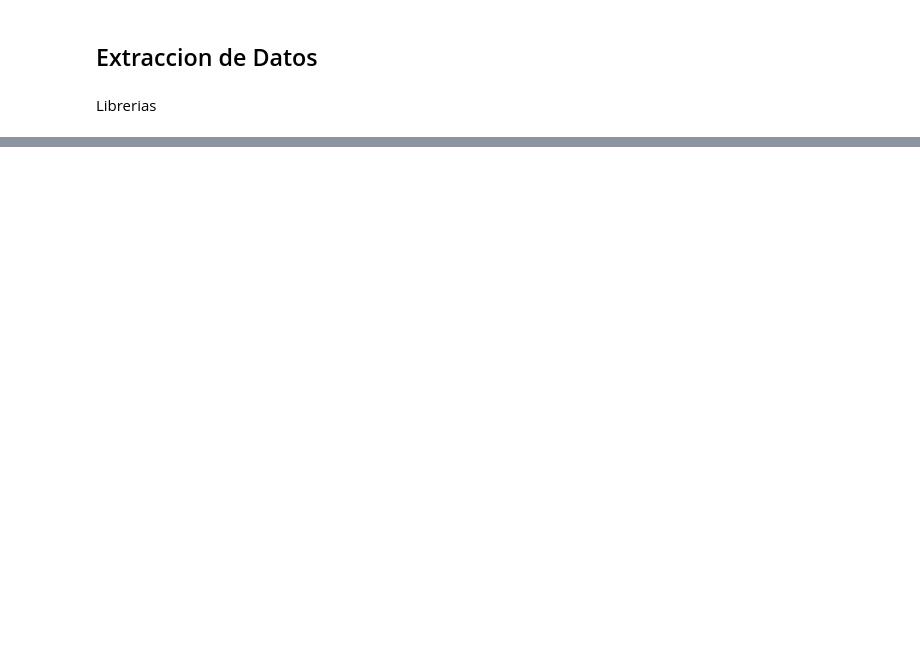
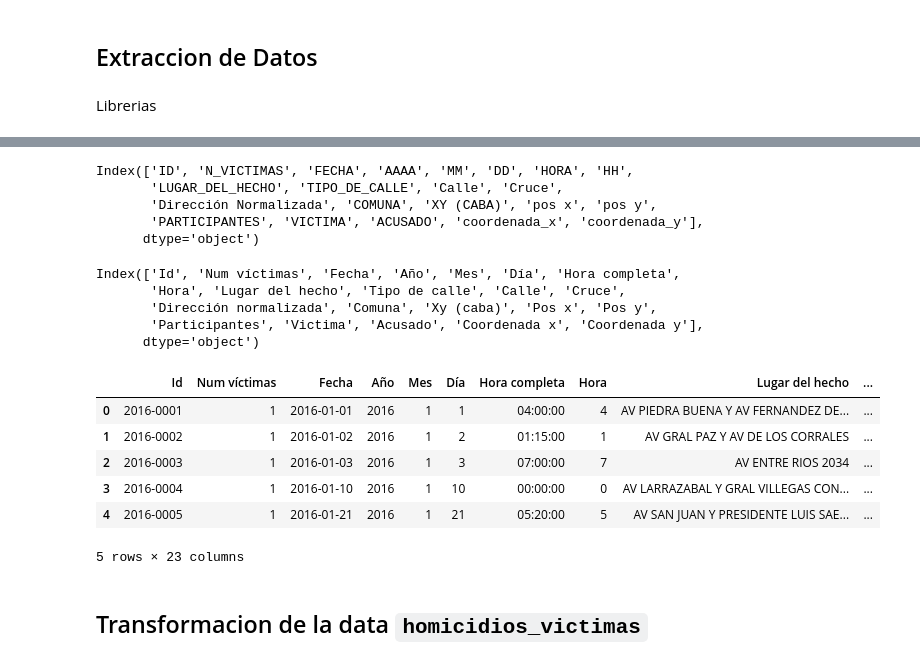
Before and after one commit to AndresRodriguez92/PI_02_DA_Siniestros_Viales, a Jupyter notebook: ETL.ipynb, the cells around one changed output, grey strips where cells are left out. Drawn from its saved outputs; the diff is of its cells as text; code cells hidden in the pictures; blank space fills up the shorter version.

```diff
--- a/ETL.ipynb
+++ b/ETL.ipynb
@@ -23,0 +146,2 @@ NameError: name 'pd' is not defined
+# %%
+homicidios_hechos = homicidios_hechos.drop("Altura", axis=1)
@@ -23,0 +201,10 @@ NameError: name 'pd' is not defined
+# %%
+# Filtrar filas con posiciones no válidas
+valid_positions = ~(homicidios_hechos['pos x'].str.contains('[^0-9.,-]') | homicidios_hechos['pos y'].str.contains('[^0-9.,-]') | (homicidios_hechos['pos x'] == '.') | (homicidios_hechos['pos y'] == '.'))
+
+# Establecer posiciones no válidas en NaN
+homicidios_hechos.loc[~valid_positions, ['pos x', 'pos y']] = np.nan
+
+# Convertir las cadenas a tipo numérico (float)
+homicidios_hechos['pos x'] = homicidios_hechos['pos x'].str.replace(',', '.').astype(float)
+homicidios_hechos['pos y'] = homicidios_hechos['pos y'].str.replace(',', '.').astype(float)
@@ -23,0 +248,57 @@ NameError: name 'pd' is not defined
+# %%
+homicidios_hechos.columns
+# %% [output]
+Index(['ID', 'N_VICTIMAS', 'FECHA', 'AAAA', 'MM', 'DD', 'HORA', 'HH',
+       'LUGAR_DEL_HECHO', 'TIPO_DE_CALLE', 'Calle', 'Cruce',
+       'Dirección Normalizada', 'COMUNA', 'XY (CABA)', 'pos x', 'pos y',
+       'PARTICIPANTES', 'VICTIMA', 'ACUSADO', 'coordenada_x', 'coordenada_y'],
+      dtype='object')
+# %%
+#Podemos estandarizar los nombres de las columnas para que sea de buena visibilidad a la hora de trabajar el BI
+
+#Cambio la primer letra a mayúscula
+homicidios_hechos.columns = [x.capitalize() for x in homicidios_hechos.columns]
+# Reemplazo guiones por espacios
+homicidios_hechos.columns = homicidios_hechos.columns.str.replace("_", " ")
+#Renombra columnas
+homicidios_hechos= homicidios_hechos.rename(columns={"N victimas": "Num víctimas",
+                                            "Aaaa": "Año",
+                                            "Mm":"Mes",
+                                            "Dd": "Día",
+                                            "Hora": "Hora completa",
+                                            "Hh": "Hora"})
+
+homicidios_hechos.columns
+# %% [output]
+Index(['Id', 'Num víctimas', 'Fecha', 'Año', 'Mes', 'Día', 'Hora completa',
+       'Hora', 'Lugar del hecho', 'Tipo de calle', 'Calle', 'Cruce',
+       'Dirección normalizada', 'Comuna', 'Xy (caba)', 'Pos x', 'Pos y',
+       'Participantes', 'Victima', 'Acusado', 'Coordenada x', 'Coordenada y'],
+      dtype='object')
+# %%
+#Podemos agregar una nueva columna con los dias de la semana en Nombre remplazando la que esta Numerica con el fin de tener una buena visualizacion en al BI
+
+#Se crea una columna nueva `Día semana` que contenga el nombre del día de la semana
+homicidios_hechos['Día semana'] = homicidios_hechos['Fecha'].dt.strftime('%A')
+
+#Se crea un diccionario para modificar a español los nombres de los dás de la semana y lo aplico a la columna nueva
+dic={  'Friday':'Viernes',
+       'Saturday': 'Sabado',
+       'Sunday': 'Domingo',
+       'Thursday': 'Jueves',
+        'Monday': 'Lunes',
+        'Wednesday': 'Miercoles',
+       'Tuesday': 'Martes'}
+homicidios_hechos['Día semana'] =homicidios_hechos['Día semana'].replace(dic)
+# %%
+homicidios_hechos.head(5)
+# %% [output]
+|  | Id | Num víctimas | Fecha | Año | Mes | Día | Hora completa | Hora | Lugar del hecho | ... |
+| 0 | 2016-0001 | 1 | 2016-01-01 | 2016 | 1 | 1 | 04:00:00 | 4 | AV PIEDRA BUENA Y AV FERNANDEZ DE... | ... |
+| 1 | 2016-0002 | 1 | 2016-01-02 | 2016 | 1 | 2 | 01:15:00 | 1 | AV GRAL PAZ Y AV DE LOS CORRALES | ... |
+| 2 | 2016-0003 | 1 | 2016-01-03 | 2016 | 1 | 3 | 07:00:00 | 7 | AV ENTRE RIOS 2034 | ... |
+| 3 | 2016-0004 | 1 | 2016-01-10 | 2016 | 1 | 10 | 00:00:00 | 0 | AV LARRAZABAL Y GRAL VILLEGAS CON... | ... |
+| 4 | 2016-0005 | 1 | 2016-01-21 | 2016 | 1 | 21 | 05:20:00 | 5 | AV SAN JUAN Y PRESIDENTE LUIS SAE... | ... |
+5 rows × 23 columns
+# %% [markdown]
+## Transformacion de la data `homicidios_victimas`
```
Also changed, not shown: parts of 41 cells of this notebook, 1 other file.
